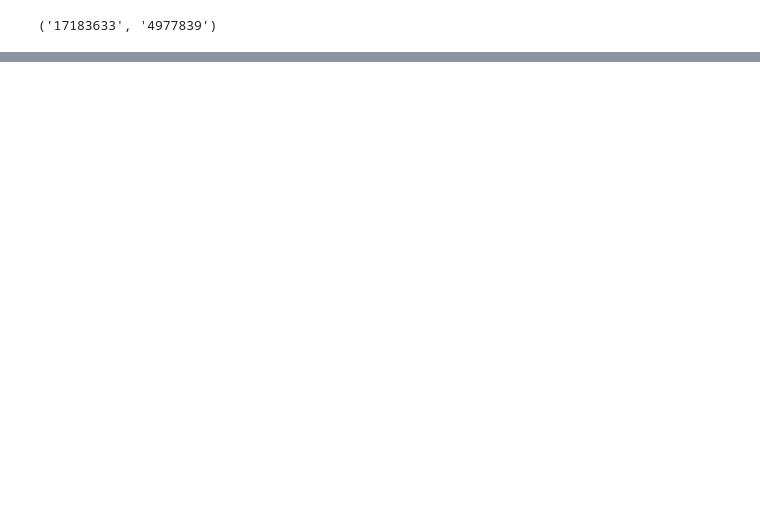
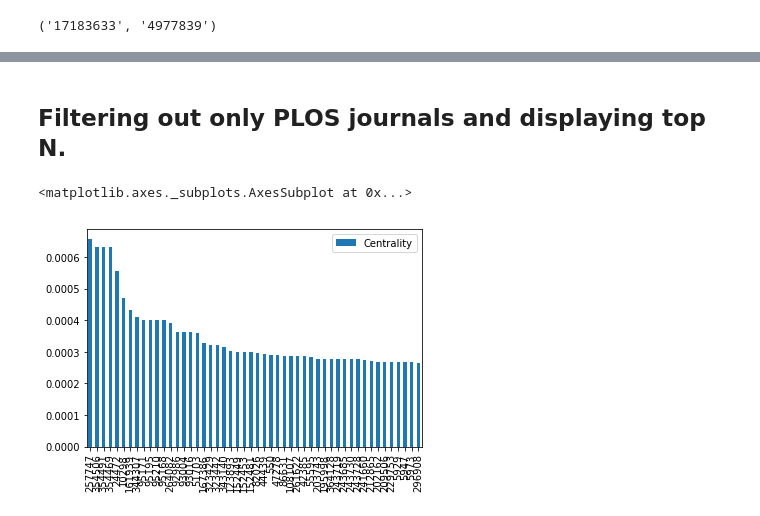
Before and after one commit to jprominski/PLOS_Capstone, a Jupyter notebook: Graph_for_References.ipynb, the cells around one changed output, grey strips where cells are left out. Saved outputs shown, nothing was run; the diff lists cells and outputs as text; code cells hidden in the pictures; blank space fills up the shorter version.

```diff
--- a/Graph_for_References.ipynb
+++ b/Graph_for_References.ipynb
@@ -69,0 +141,9 @@ deg_sep=nx.shortest_path_length(G, '17183633','11588197')
+# %%
+dict_centrality=nx.degree_centrality(G)
+# %%
+import pandas as pd
+df=pd.DataFrame.from_dict(dict_centrality,orient='index')
+df.columns=['Centrality']
+df['PMID'] = df.index
+df=df.reset_index(drop=True)
+df.head()
@@ -69,0 +159,3 @@ deg_sep=nx.shortest_path_length(G, '17183633','11588197')
+# %%
+centralityDF=df.merge(nodeDF, on='PMID',how='left')
+centralityDF.head()
@@ -69,0 +169,11 @@ deg_sep=nx.shortest_path_length(G, '17183633','11588197')
+# %% [markdown]
+## Filtering out only PLOS journals and displaying top N.
+# %%
+centralityDF=centralityDF.dropna(axis=0, how='any')
+plosCentralityDF=centralityDF[centralityDF['Journal'].str.contains('PLoS|plos|PLOS')]
+# %%
+%matplotlib inline
+plosCentralityDF.sort_values('Centrality',ascending=False).head(n=50).plot(kind='bar')
+# %% [output]
+<matplotlib.axes._subplots.AxesSubplot at 0x...>
+[figure, added]
```
Also changed, not shown: parts of 17 cells of this notebook.
